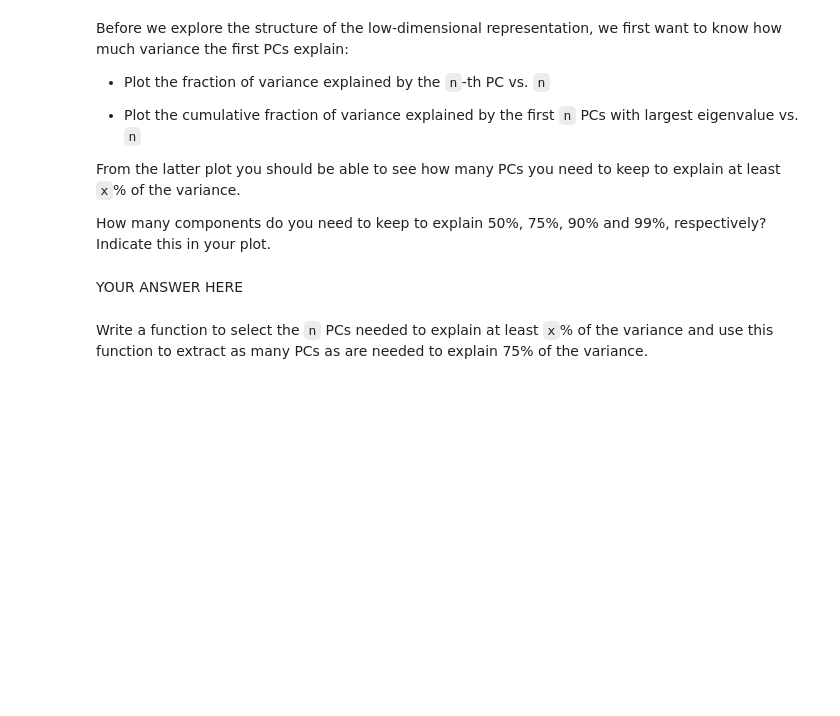
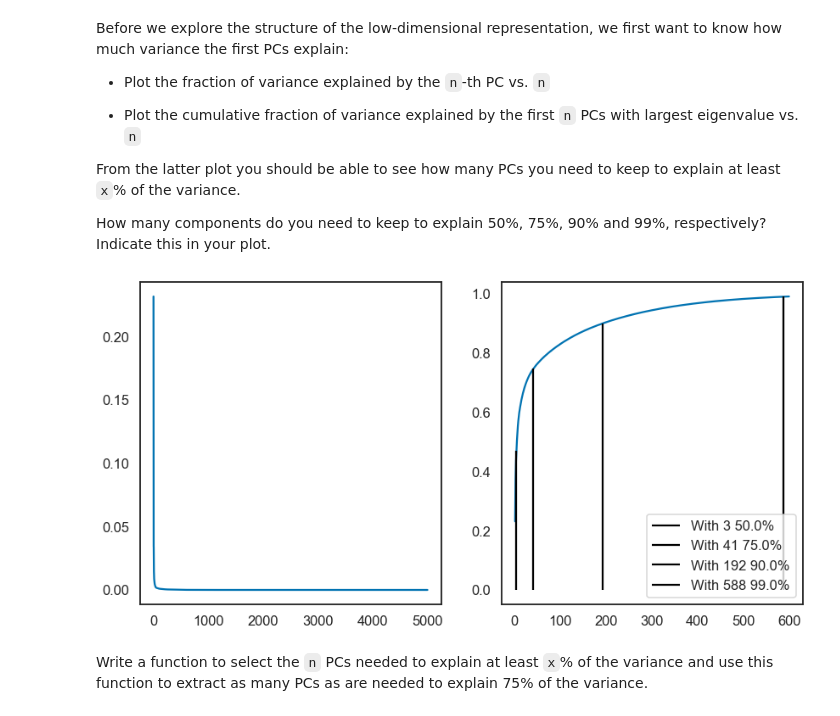
Before and after one commit to simonblaue/Master, a Jupyter notebook: Machine Learning/Practical_5/5_pca_tsne_[NAMES].ipynb, the cells around one changed output. Saved outputs shown, nothing was run; the diff lists cells and outputs as text; code cells hidden in the pictures; blank space fills up the shorter version.

Commit message:
added PCA manual and plotting

```diff
--- a/Machine Learning/Practical_5/5_pca_tsne_[NAMES].ipynb
+++ b/Machine Learning/Practical_5/5_pca_tsne_[NAMES].ipynb
@@ -111,6 +111,21 @@ def PCA_manual(data):
 
     # ---------------- INSERT CODE ----------------------
 
+    # First center data
+    mue = np.mean(data, axis=0)
+    #var = np.var(data, axis=0)
+    data = data-mue
+    # Calculate Covarianze
+    S = np.cov(data)
+    # Calculate eigenvalue  decomposition of covarianze matrix  (Eigenvalues=L, Eigenvectors=U) -> the eigenvectors are the principal components
+    L , U = (np.linalg.eig(S))
+    L = np.real(L)
+    # Calculate fraction of variance explained
+    fraction_variance_explained = L /np.sum(L)  ##  deviding by
+    # Sort them on this fraction of variance explained
+    sort_idx = np.argsort(fraction_variance_explained)[::-1]
+    principal_components = U[sort_idx,:]
+    fraction_variance_explained = fraction_variance_explained[sort_idx]
 
 
     # ---------------- END CODE -------------------------
@@ -131,30 +152,35 @@ How many components do you need to keep to explain 50%, 75%, 90% and 99%, respec
 # %%
 n_PCs = len(var_expl)
 PC_ids = np.arange(1, n_PCs+1)
 
 plt.figure(figsize=(14, 7))
 
 plt.subplot(121)
 
 # Plot the variance explained of the n-th PC vs. n
 # ---------------- INSERT CODE ----------------------
 
-
+plt.plot(PC_ids,var_expl)
 
 # ---------------- END CODE -------------------------
 
 plt.subplot(122)
 
 # Plot the cumulative variance explained for the n PCs with highest variance explained vs. n
 # Indicate how many components you need to keep to explain 50%, 75%, 90% and 99% in the plot.
 
 # ---------------- INSERT CODE ----------------------
-
-
-
+cum_var_expl = np.cumsum(var_expl)
+plt.plot(PC_ids[:600],cum_var_expl[:600])
+prct_list = [0.5, 0.75, 0.9, 0.99]
+for prct in prct_list:
+   idx = np.where(cum_var_expl <= prct)[0][-1]
+   plt.vlines(idx,0,cum_var_expl[idx], label=f'With {idx} {prct*100}%', color='black')
+plt.legend()
+plt.show()
 # ---------------- END CODE -------------------------
+# %% [output]
+[figure, added]
-# %% [markdown]
-YOUR ANSWER HERE
 # %% [markdown]
 Write a function to select the `n` PCs needed to explain at least `x`% of the variance and use this function to extract as many PCs as are needed to explain 75% of the variance.
 # %%
```
Also changed, not shown: parts of 2 cells of this notebook, 2 other files.
